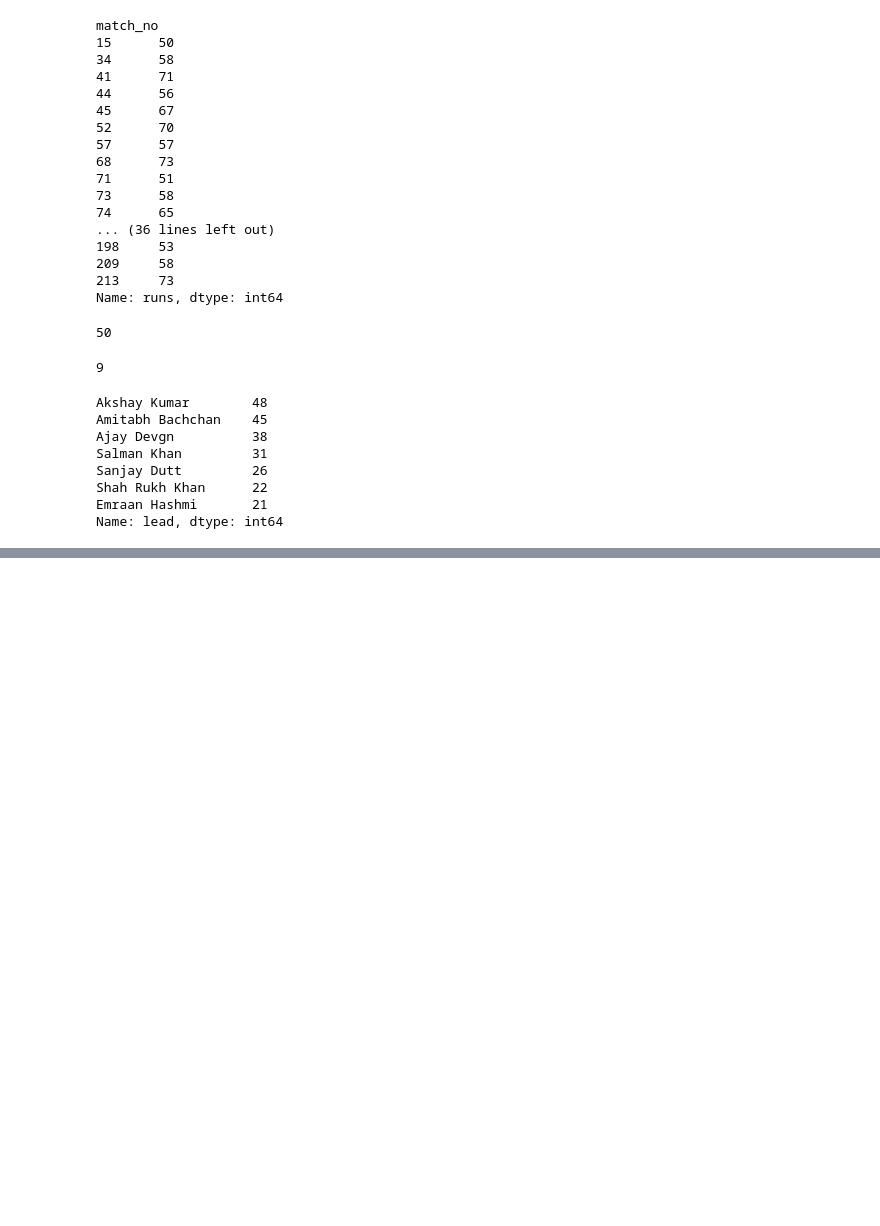
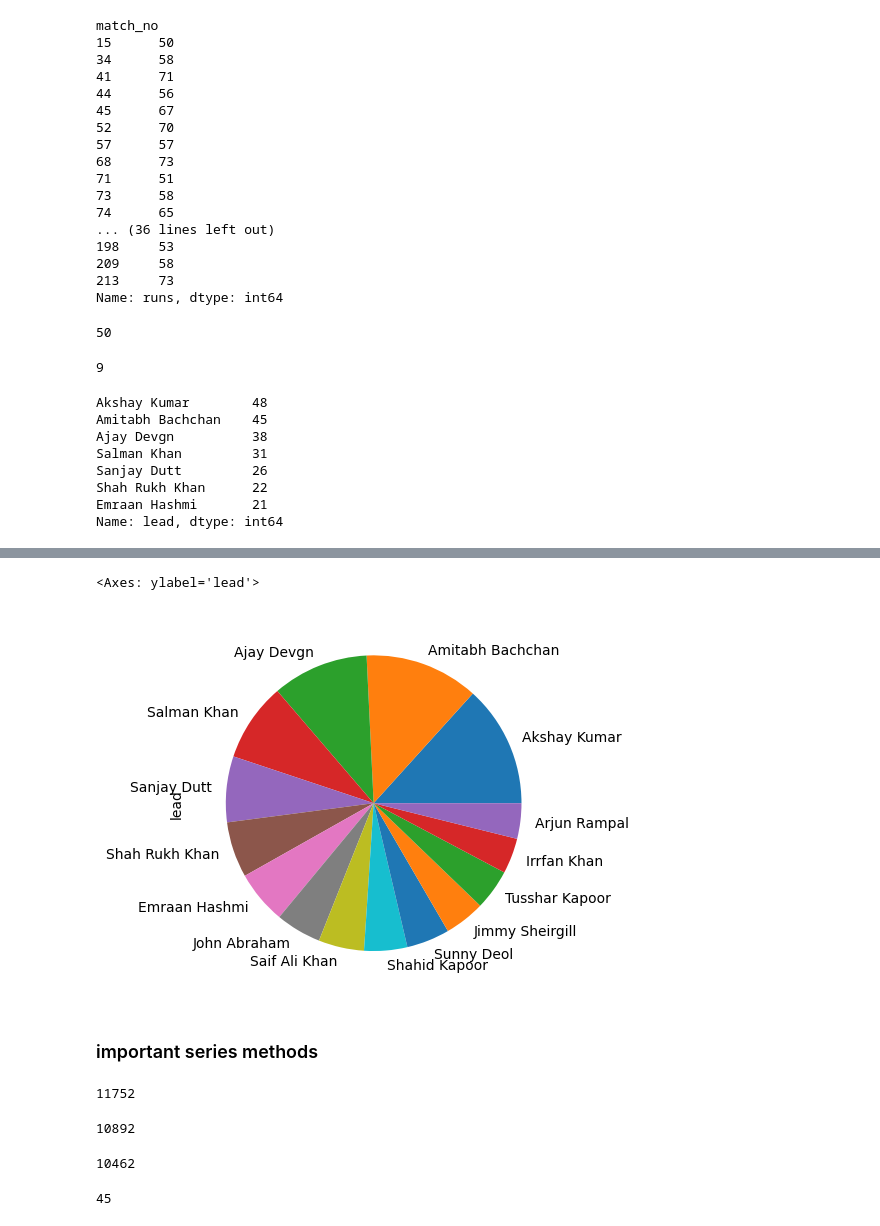
Before and after one commit to birusolankar/Pandas, a Jupyter notebook: Pandas_Series_DataFrame.ipynb, the cells around one changed output, grey strips where cells are left out. Saved outputs shown, nothing was run; the diff lists cells and outputs as text; code cells hidden in the pictures; blank space fills up the shorter version.

```diff
--- a/Pandas_Series_DataFrame.ipynb
+++ b/Pandas_Series_DataFrame.ipynb
@@ -865,0 +878,7 @@ Name: lead, dtype: int64
+# %%
+movies.value_counts().head(15).plot(kind='pie')
+# %% [output]
+<Axes: ylabel='lead'>
+[figure, added]
+# %% [markdown]
+### important series methods
@@ -865,0 +896,18 @@ Name: lead, dtype: int64
+# %%
+# astype
+
+import sys
+
+sys.getsizeof(vk.astype('int64'))
+# %% [output]
+11752
+# %%
+print(sys.getsizeof(vk.astype('int32')))
+sys.getsizeof(vk.astype('int16'))
+# %% [output]
+10892
+10462
+# %%
+vk[vk.between(50,99)].size
+# %% [output]
+45
```
Also changed, not shown: parts of 19 cells of this notebook.
